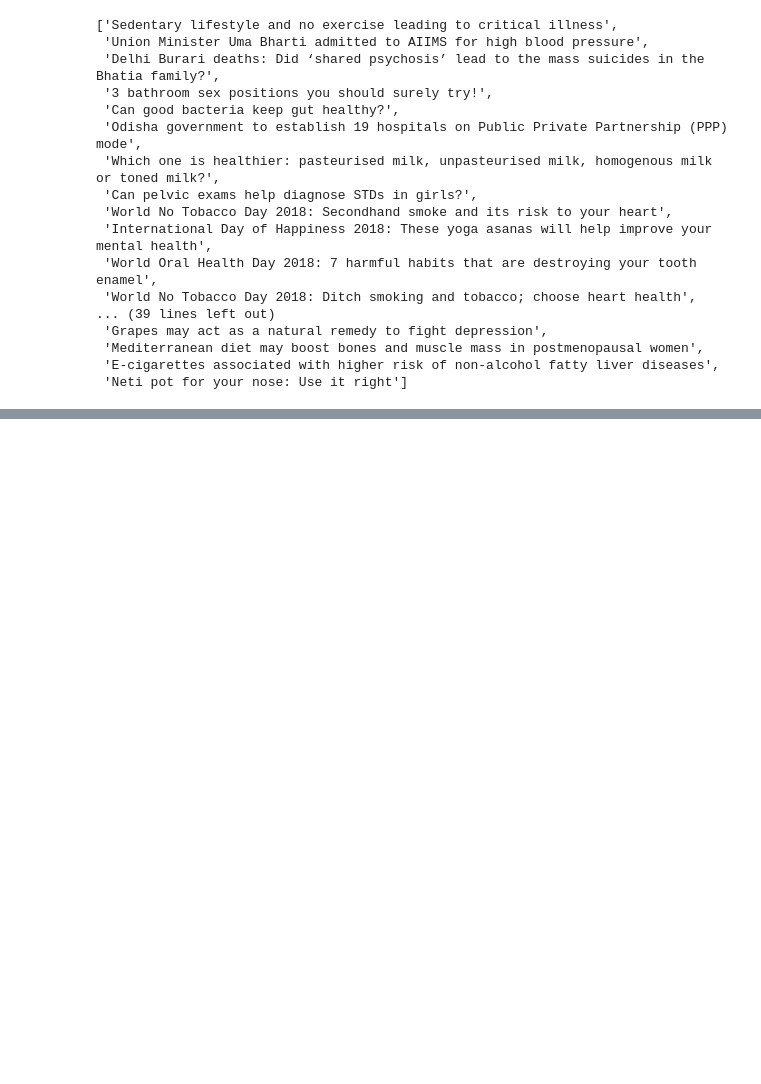
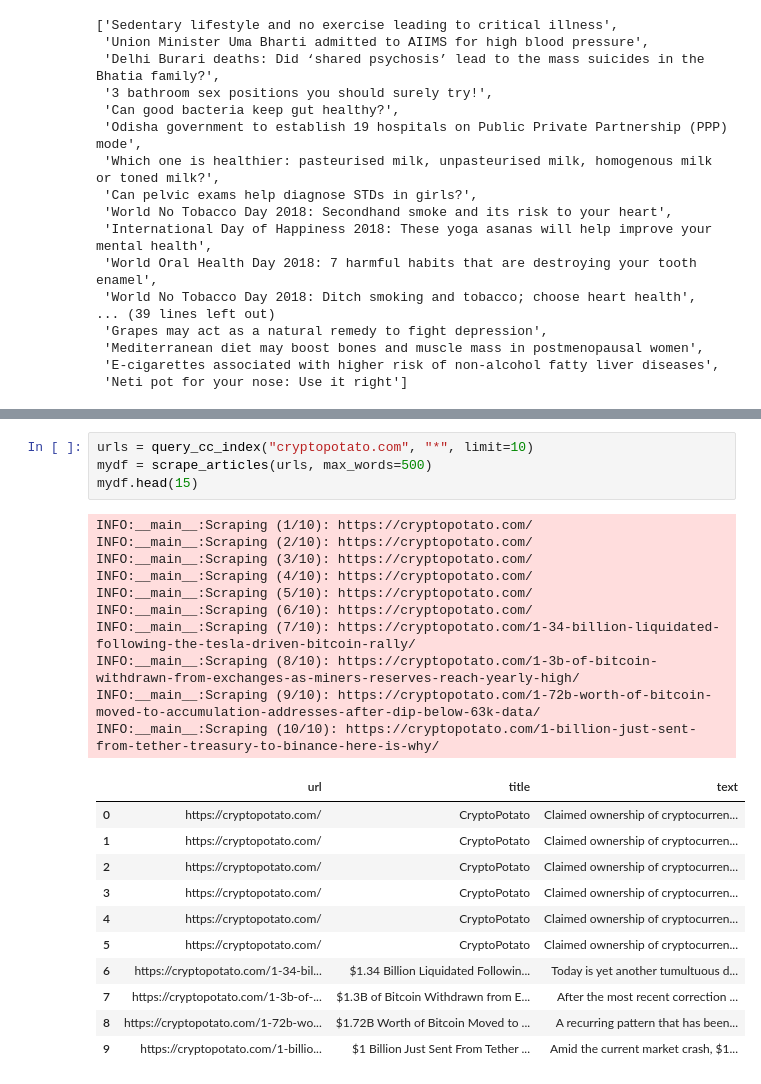
Before and after one commit to ssgrummons/fake-news-classifier, a Jupyter notebook: notebooks/04_additional_data_scraping.ipynb, the cells around one changed output, grey strips where cells are left out. Drawn from its saved outputs; the diff is of its cells as text; blank space fills up the shorter version.

```diff
--- a/notebooks/04_additional_data_scraping.ipynb
+++ b/notebooks/04_additional_data_scraping.ipynb
@@ -213,0 +717,26 @@ bs_dataset['title']
+# %%
+urls = query_cc_index("cryptopotato.com", "*", limit=10)
+mydf = scrape_articles(urls, max_words=500)
+mydf.head(15)
+# %% [output]
+INFO:__main__:Scraping (1/10): https://cryptopotato.com/
+INFO:__main__:Scraping (2/10): https://cryptopotato.com/
+INFO:__main__:Scraping (3/10): https://cryptopotato.com/
+INFO:__main__:Scraping (4/10): https://cryptopotato.com/
+INFO:__main__:Scraping (5/10): https://cryptopotato.com/
+INFO:__main__:Scraping (6/10): https://cryptopotato.com/
+INFO:__main__:Scraping (7/10): https://cryptopotato.com/1-34-billion-liquidated-following-the-tesla-driven-bitcoin-rally/
+INFO:__main__:Scraping (8/10): https://cryptopotato.com/1-3b-of-bitcoin-withdrawn-from-exchanges-as-miners-reserves-reach-yearly-high/
+INFO:__main__:Scraping (9/10): https://cryptopotato.com/1-72b-worth-of-bitcoin-moved-to-accumulation-addresses-after-dip-below-63k-data/
+INFO:__main__:Scraping (10/10): https://cryptopotato.com/1-billion-just-sent-from-tether-treasury-to-binance-here-is-why/
+|  | url | title | text |
+| 0 | https://cryptopotato.com/ | CryptoPotato | Claimed ownership of cryptocurren... |
+| 1 | https://cryptopotato.com/ | CryptoPotato | Claimed ownership of cryptocurren... |
+| 2 | https://cryptopotato.com/ | CryptoPotato | Claimed ownership of cryptocurren... |
+| 3 | https://cryptopotato.com/ | CryptoPotato | Claimed ownership of cryptocurren... |
+| 4 | https://cryptopotato.com/ | CryptoPotato | Claimed ownership of cryptocurren... |
+| 5 | https://cryptopotato.com/ | CryptoPotato | Claimed ownership of cryptocurren... |
+| 6 | https://cryptopotato.com/1-34-bil... | $1.34 Billion Liquidated Followin... | Today is yet another tumultuous d... |
+| 7 | https://cryptopotato.com/1-3b-of-... | $1.3B of Bitcoin Withdrawn from E... | After the most recent correction ... |
+| 8 | https://cryptopotato.com/1-72b-wo... | $1.72B Worth of Bitcoin Moved to ... | A recurring pattern that has been... |
+| 9 | https://cryptopotato.com/1-billio... | $1 Billion Just Sent From Tether ... | Amid the current market crash, $1... |
```
Also changed, not shown: parts of 23 cells of this notebook, 2 other files.
